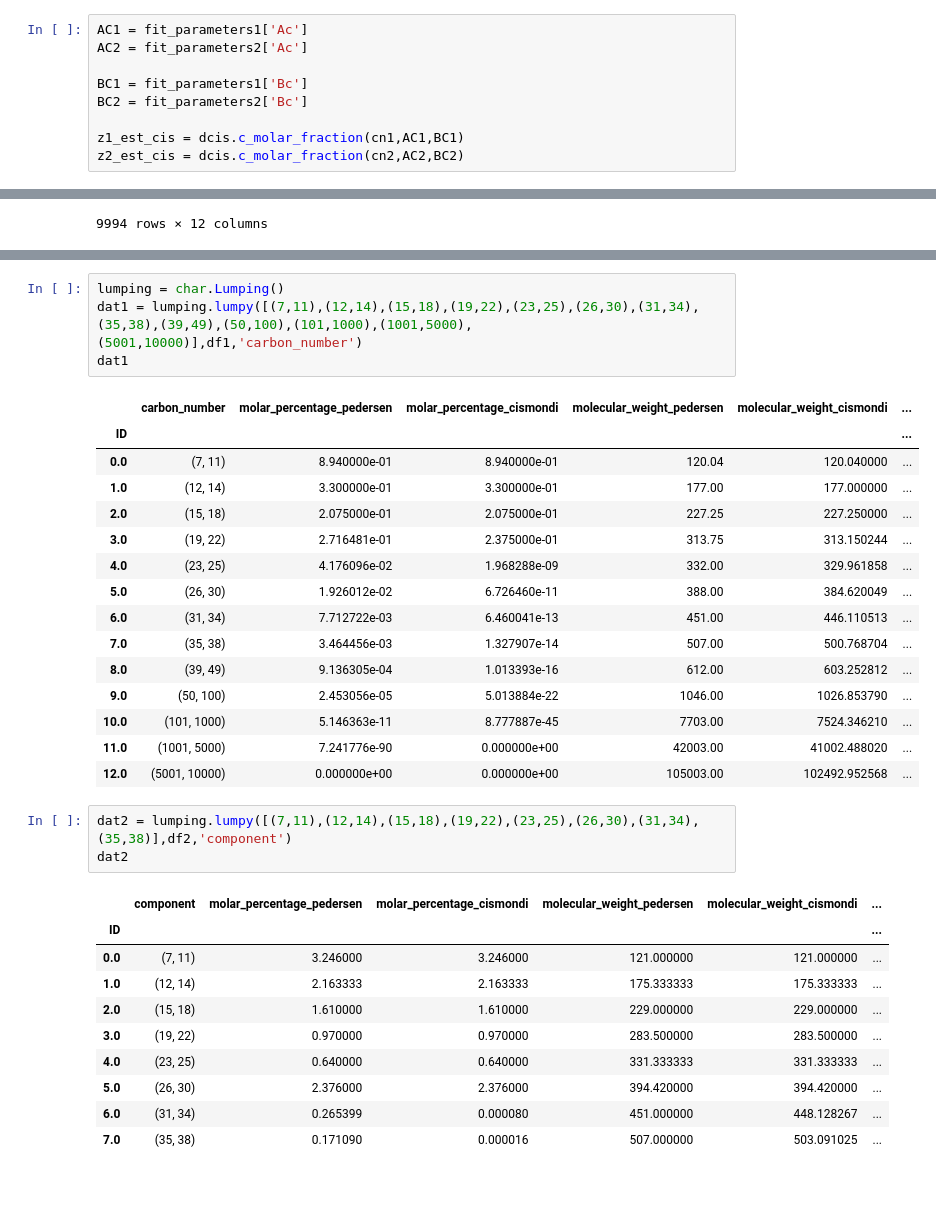
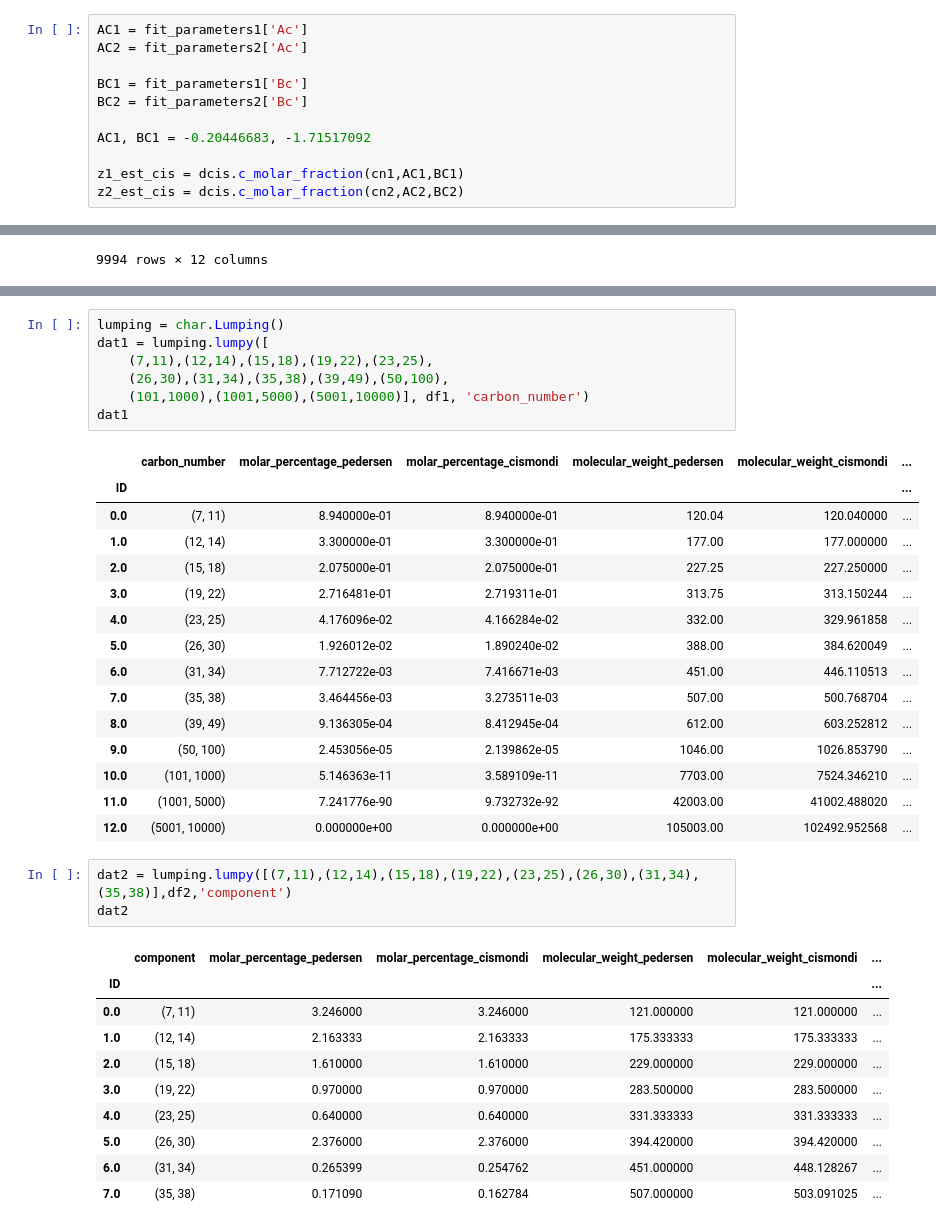
Before and after one commit to MarlenGabrich/Charapy, a Jupyter notebook: apply_charapy.ipynb, the cells around one changed output, grey strips where cells are left out. Drawn from its saved outputs; the diff is of its cells as text; blank space fills up the shorter version.

```diff
--- a/apply_charapy.ipynb
+++ b/apply_charapy.ipynb
@@ -130,6 +148,8 @@ AC2 = fit_parameters2['Ac']
 BC1 = fit_parameters1['Bc']
 BC2 = fit_parameters2['Bc']
 
+AC1, BC1 = -0.20446683, -1.71517092
+
 z1_est_cis = dcis.c_molar_fraction(cn1,AC1,BC1)
 z2_est_cis = dcis.c_molar_fraction(cn2,AC2,BC2)
 # %%
@@ -356,22 +376,25 @@ df2
 # %%
 lumping = char.Lumping()
-dat1 = lumping.lumpy([(7,11),(12,14),(15,18),(19,22),(23,25),(26,30),(31,34),(35,38),(39,49),(50,100),(101,1000),(1001,5000),(5001,10000)],df1,'carbon_number')
+dat1 = lumping.lumpy([
+    (7,11),(12,14),(15,18),(19,22),(23,25),
+    (26,30),(31,34),(35,38),(39,49),(50,100),
+    (101,1000),(1001,5000),(5001,10000)], df1, 'carbon_number')
 dat1
 # %% [output]
 |  | carbon_number | molar_percentage_pedersen | molar_percentage_cismondi | molecular_weight_pedersen | molecular_weight_cismondi | ... |
 | ID |  |  |  |  |  | ... |
 | 0.0 | (7, 11) | 8.940000e-01 | 8.940000e-01 | 120.04 | 120.040000 | ... |
 | 1.0 | (12, 14) | 3.300000e-01 | 3.300000e-01 | 177.00 | 177.000000 | ... |
 | 2.0 | (15, 18) | 2.075000e-01 | 2.075000e-01 | 227.25 | 227.250000 | ... |
-| 3.0 | (19, 22) | 2.716481e-01 | 2.375000e-01 | 313.75 | 313.150244 | ... |
-| 4.0 | (23, 25) | 4.176096e-02 | 1.968288e-09 | 332.00 | 329.961858 | ... |
-| 5.0 | (26, 30) | 1.926012e-02 | 6.726460e-11 | 388.00 | 384.620049 | ... |
-| 6.0 | (31, 34) | 7.712722e-03 | 6.460041e-13 | 451.00 | 446.110513 | ... |
-| 7.0 | (35, 38) | 3.464456e-03 | 1.327907e-14 | 507.00 | 500.768704 | ... |
-| 8.0 | (39, 49) | 9.136305e-04 | 1.013393e-16 | 612.00 | 603.252812 | ... |
-| 9.0 | (50, 100) | 2.453056e-05 | 5.013884e-22 | 1046.00 | 1026.853790 | ... |
-| 10.0 | (101, 1000) | 5.146363e-11 | 8.777887e-45 | 7703.00 | 7524.346210 | ... |
-| 11.0 | (1001, 5000) | 7.241776e-90 | 0.000000e+00 | 42003.00 | 41002.488020 | ... |
+| 3.0 | (19, 22) | 2.716481e-01 | 2.719311e-01 | 313.75 | 313.150244 | ... |
+| 4.0 | (23, 25) | 4.176096e-02 | 4.166284e-02 | 332.00 | 329.961858 | ... |
+| 5.0 | (26, 30) | 1.926012e-02 | 1.890240e-02 | 388.00 | 384.620049 | ... |
+| 6.0 | (31, 34) | 7.712722e-03 | 7.416671e-03 | 451.00 | 446.110513 | ... |
+| 7.0 | (35, 38) | 3.464456e-03 | 3.273511e-03 | 507.00 | 500.768704 | ... |
+| 8.0 | (39, 49) | 9.136305e-04 | 8.412945e-04 | 612.00 | 603.252812 | ... |
+| 9.0 | (50, 100) | 2.453056e-05 | 2.139862e-05 | 1046.00 | 1026.853790 | ... |
+| 10.0 | (101, 1000) | 5.146363e-11 | 3.589109e-11 | 7703.00 | 7524.346210 | ... |
+| 11.0 | (1001, 5000) | 7.241776e-90 | 9.732732e-92 | 42003.00 | 41002.488020 | ... |
 | 12.0 | (5001, 10000) | 0.000000e+00 | 0.000000e+00 | 105003.00 | 102492.952568 | ... |
 # %%
 dat2 = lumping.lumpy([(7,11),(12,14),(15,18),(19,22),(23,25),(26,30),(31,34),(35,38)],df2,'component')
@@ -385,5 +408,5 @@ dat2
 | 3.0 | (19, 22) | 0.970000 | 0.970000 | 283.500000 | 283.500000 | ... |
 | 4.0 | (23, 25) | 0.640000 | 0.640000 | 331.333333 | 331.333333 | ... |
 | 5.0 | (26, 30) | 2.376000 | 2.376000 | 394.420000 | 394.420000 | ... |
-| 6.0 | (31, 34) | 0.265399 | 0.000080 | 451.000000 | 448.128267 | ... |
-| 7.0 | (35, 38) | 0.171090 | 0.000016 | 507.000000 | 503.091025 | ... |
+| 6.0 | (31, 34) | 0.265399 | 0.254762 | 451.000000 | 448.128267 | ... |
+| 7.0 | (35, 38) | 0.171090 | 0.162784 | 507.000000 | 503.091025 | ... |
```
Also changed, not shown: parts of 4 cells of this notebook.
